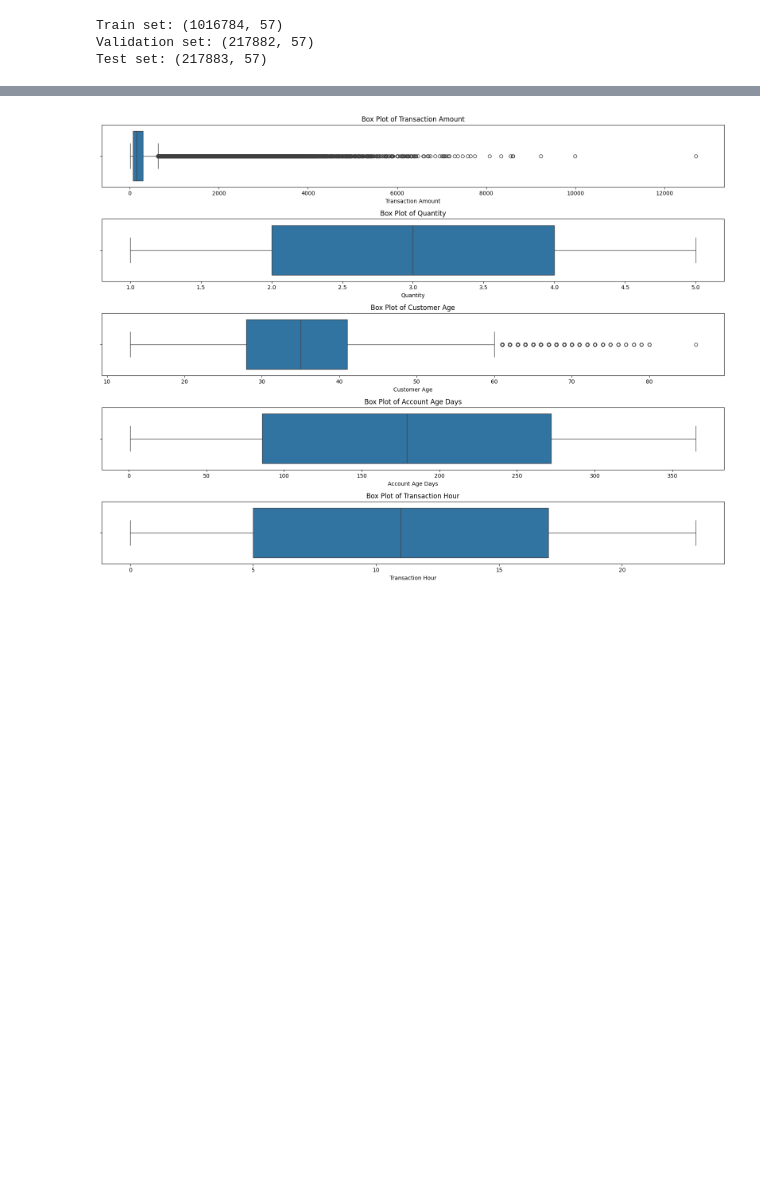
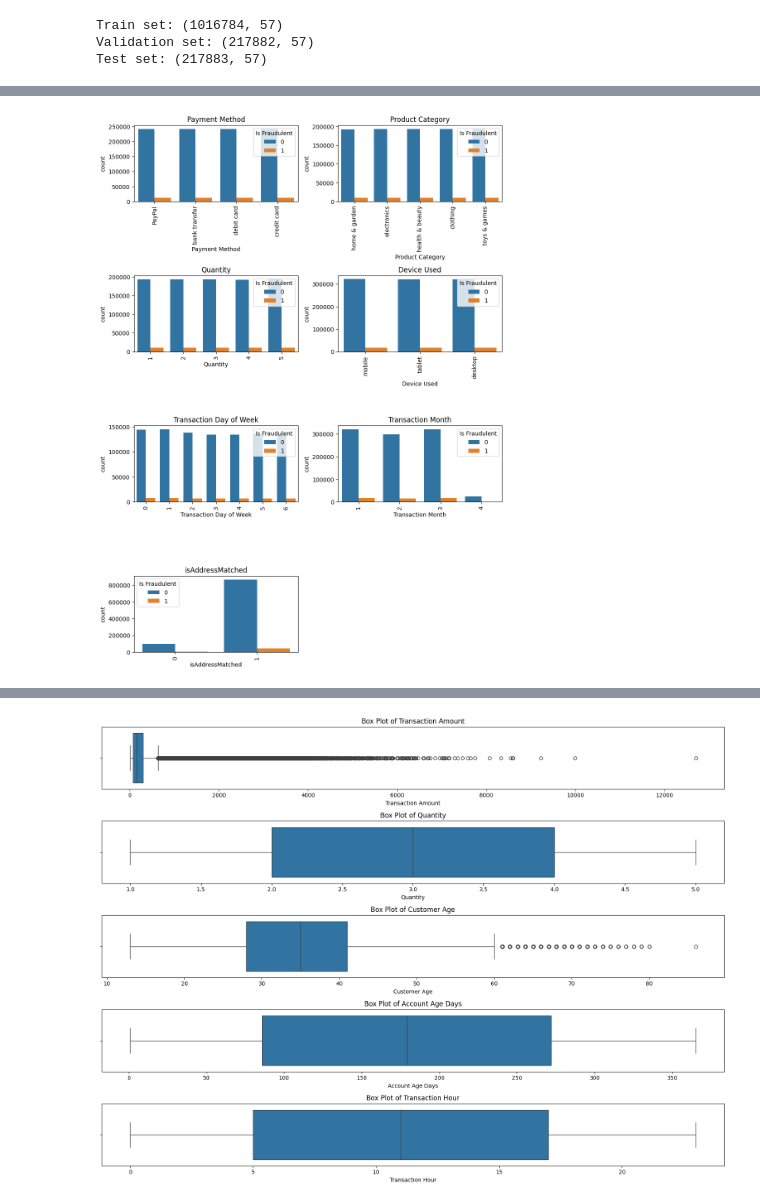
Before and after one commit to shawncch/bt4012_Group28, a Jupyter notebook: Group28_BT4012_EDA.ipynb, the cells around one changed output, grey strips where cells are left out. Drawn from its saved outputs; the diff is of its cells as text; code cells hidden in the pictures; blank space fills up the shorter version.

Commit message:
updating eda plots

```diff
--- a/Group28_BT4012_EDA.ipynb
+++ b/Group28_BT4012_EDA.ipynb
@@ -16,3 +13,18 @@ data = pd.read_csv('bt4012grpprojdata.csv')
+# %%
+# Load dataset
+import boto3
+import io
+
+s3 = boto3.client('s3',
+                  aws_access_key_id='AKIA4ZPZU3HQX7KOTBX7',
+                  aws_secret_access_key='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',
+                  region_name='ap-southeast-1')
+
+bucket_name = 'bt4012'
+
+file_key = 'Fraudulent_E-Commerce_Transaction_Data.csv'
+response = s3.get_object(Bucket=bucket_name, Key=file_key)
+data = pd.read_csv(io.BytesIO(response['Body'].read()))
 # %%
 display(data.head())
 print(data.shape)
@@ -174,0 +215,18 @@ Test set: (217883, 57)
+# %%
+# Define columns to plot
+column = ['Payment Method', 'Product Category',
+          'Quantity', 'Device Used', 'Transaction Day of Week',
+          'Transaction Month', 'isAddressMatched']
+
+# Create count plots
+plt.figure(figsize=(10, 35))
+plot_num = 1
+for col in column:
+    plt.subplot(10, 2, plot_num)
+    sns.countplot(data=train, x=col, hue="Is Fraudulent")
+    plt.xticks(rotation=90)
+    plt.title(col)
+    plt.tight_layout()
+    plot_num += 1
+# %% [output]
+[figure, added]
```
Also changed, not shown: parts of 5 cells of this notebook.
